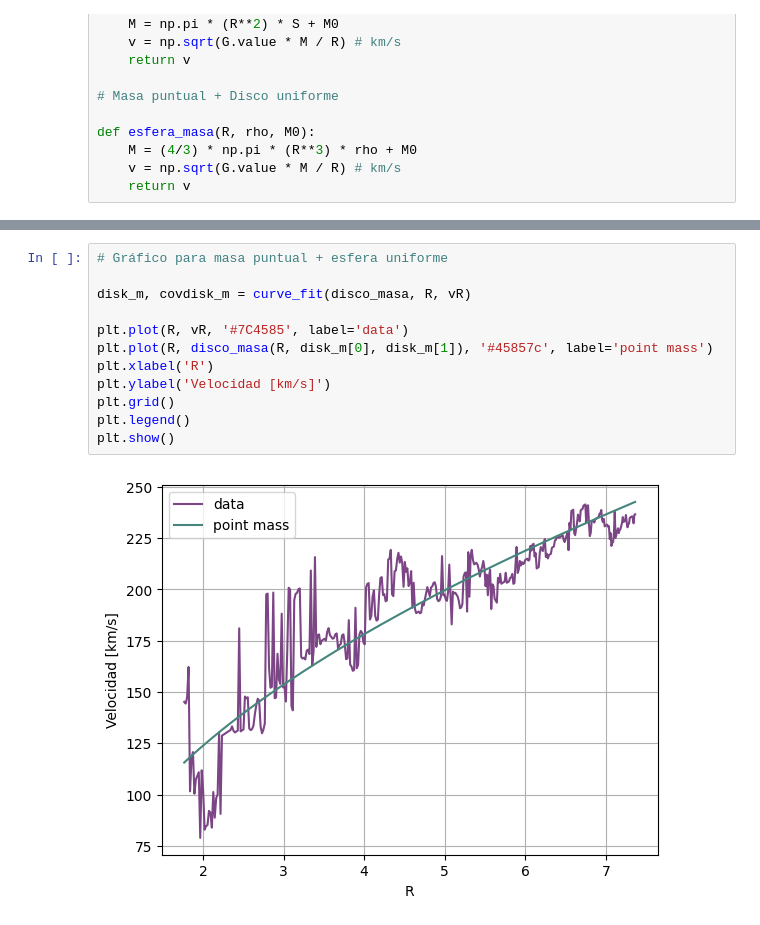
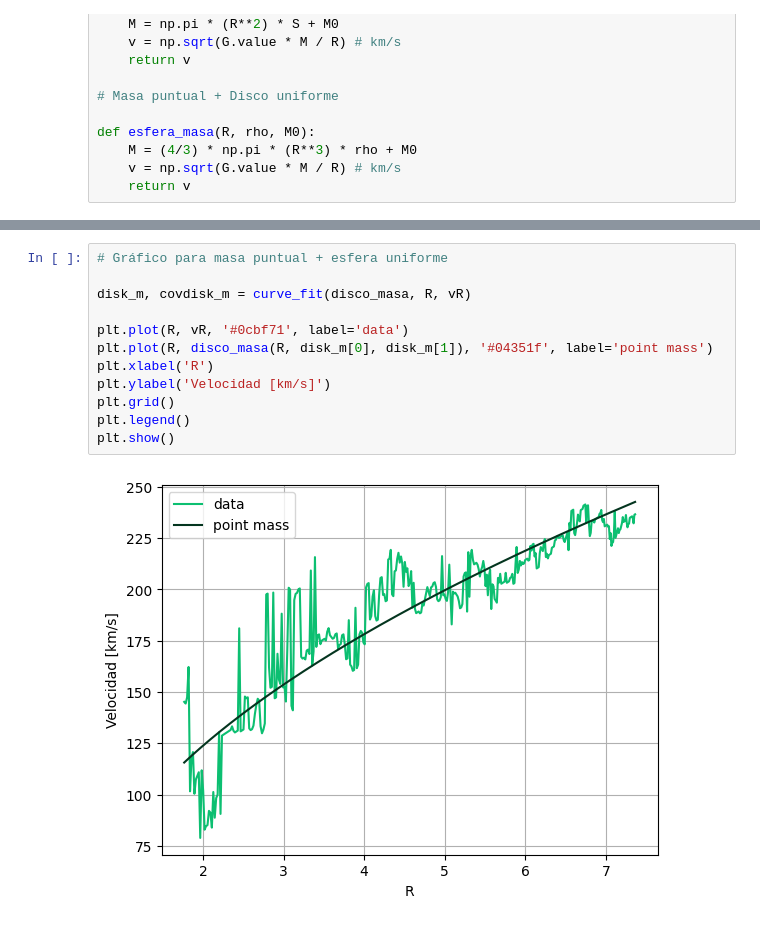
Before and after one commit to conichito/AS3201, a Jupyter notebook: Tarea 2/Tarea_2.ipynb, the cells around one changed output, grey strips where cells are left out. Cells and saved outputs as stored; diff of their text form.

```diff
--- a/Tarea 2/Tarea_2.ipynb
+++ b/Tarea 2/Tarea_2.ipynb
@@ -268,17 +268,17 @@ plt.show()
 # %%
 # Gráfico para masa puntual + esfera uniforme
 
 disk_m, covdisk_m = curve_fit(disco_masa, R, vR)
 
-plt.plot(R, vR, '#7C4585', label='data')
-plt.plot(R, disco_masa(R, disk_m[0], disk_m[1]), '#45857c', label='point mass')
+plt.plot(R, vR, '#0cbf71', label='data')
+plt.plot(R, disco_masa(R, disk_m[0], disk_m[1]), '#04351f', label='point mass')
 plt.xlabel('R')
 plt.ylabel('Velocidad [km/s]')
 plt.grid()
 plt.legend()
 plt.show()
 # %% [output]
-[figure, old version]
+[figure, new version]
 # %%
 # Gráfico para masa puntual + disco uniforme
 
```
Also changed, not shown: parts of 11 cells of this notebook.
